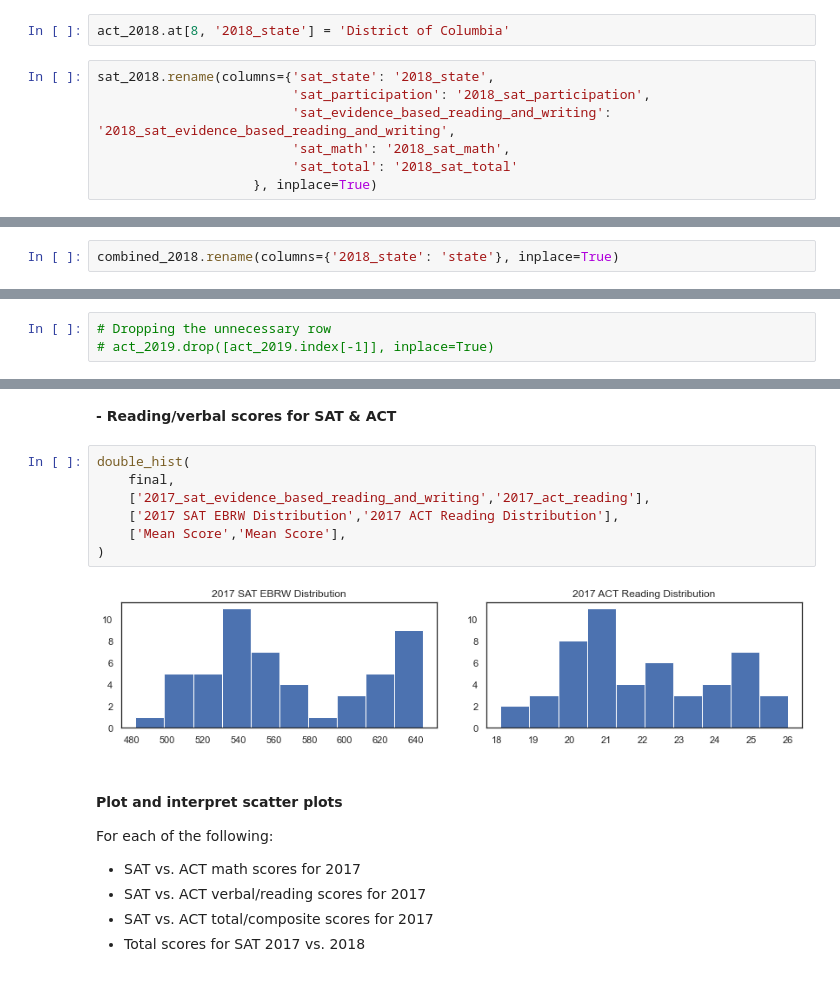
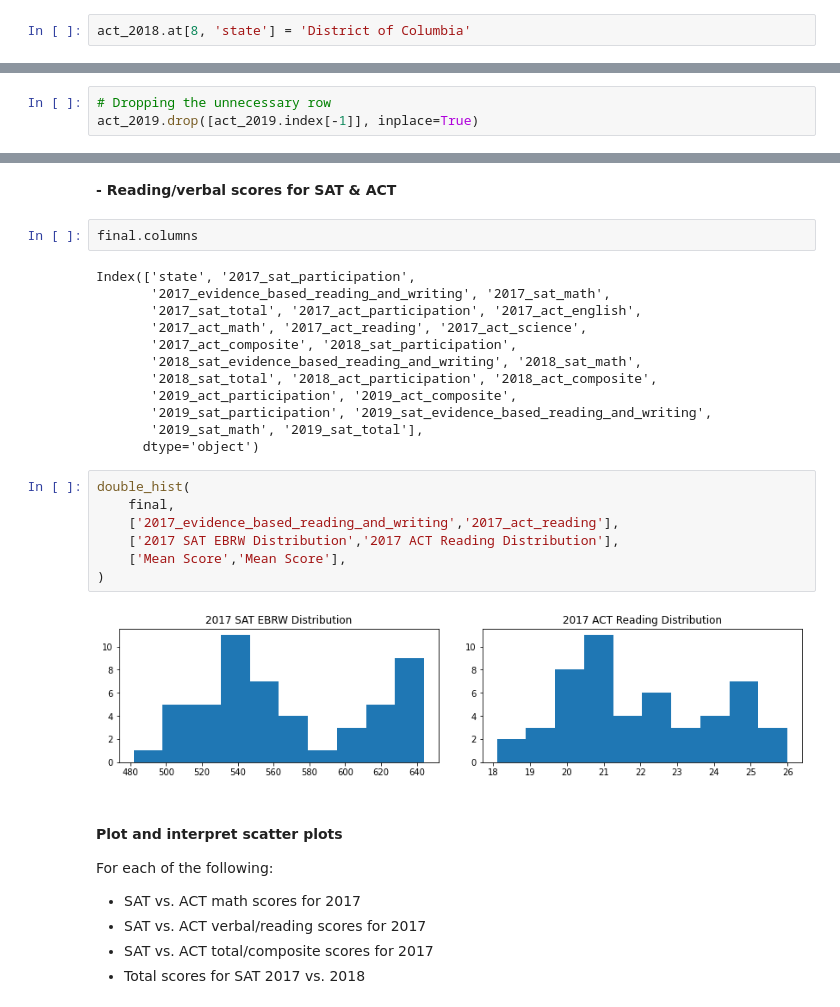
Before and after one commit to amcurley/GA_projects, a Jupyter notebook: Projects/project-1-master/code/Submission-project.ipynb, the cells around one changed output, grey strips where cells are left out. Drawn from its saved outputs; the diff is of its cells as text.

```diff
--- a/Projects/project-1-master/code/Submission-project.ipynb
+++ b/Projects/project-1-master/code/Submission-project.ipynb
@@ -672,12 +567,5 @@ act_2018['2018_state'][8]
 # %% [output]
 'District of columbia'
 # %%
-act_2018.at[8, '2018_state'] = 'District of Columbia'
+act_2018.at[8, 'state'] = 'District of Columbia'
-# %%
-sat_2018.rename(columns={'sat_state': '2018_state',
-                         'sat_participation': '2018_sat_participation',
-                         'sat_evidence_based_reading_and_writing': '2018_sat_evidence_based_reading_and_writing',
-                         'sat_math': '2018_sat_math',
-                         'sat_total': '2018_sat_total'
-                    }, inplace=True)
 # %%
@@ -702,8 +588,6 @@ Index(['state', '2018_sat_participation',
        '2018_sat_evidence_based_reading_and_writing', '2018_sat_math',
        '2018_sat_total', '2018_act_participation', '2018_act_composite'],
       dtype='object')
-# %%
-combined_2018.rename(columns={'2018_state': 'state'}, inplace=True)
 # %%
 combined_2017.columns
 # %% [output]
@@ -861,6 +746,6 @@ act_2019.tail(1)
 # %%
 # Dropping the unnecessary row
-# act_2019.drop([act_2019.index[-1]], inplace=True)
+act_2019.drop([act_2019.index[-1]], inplace=True)
 # %%
 # Same rows as the sat_2019 dataset
 act_2019.shape
@@ -1616,14 +1496,28 @@ double_hist(
 # %% [markdown]
 **- Reading/verbal scores for SAT & ACT**
+# %%
+final.columns
+# %% [output]
+Index(['state', '2017_sat_participation',
+       '2017_evidence_based_reading_and_writing', '2017_sat_math',
+       '2017_sat_total', '2017_act_participation', '2017_act_english',
+       '2017_act_math', '2017_act_reading', '2017_act_science',
+       '2017_act_composite', '2018_sat_participation',
+       '2018_sat_evidence_based_reading_and_writing', '2018_sat_math',
+       '2018_sat_total', '2018_act_participation', '2018_act_composite',
+       '2019_act_participation', '2019_act_composite',
+       '2019_sat_participation', '2019_sat_evidence_based_reading_and_writing',
+       '2019_sat_math', '2019_sat_total'],
+      dtype='object')
 # %%
 double_hist(
     final,
-    ['2017_sat_evidence_based_reading_and_writing','2017_act_reading'],
+    ['2017_evidence_based_reading_and_writing','2017_act_reading'],
     ['2017 SAT EBRW Distribution','2017 ACT Reading Distribution'],
     ['Mean Score','Mean Score'],
 )
 # %% [output]
-[figure, old version]
+[figure, new version]
 # %% [markdown]
 #### Plot and interpret scatter plots
 
```
Also changed, not shown: parts of 110 cells of this notebook, 1 other file.
